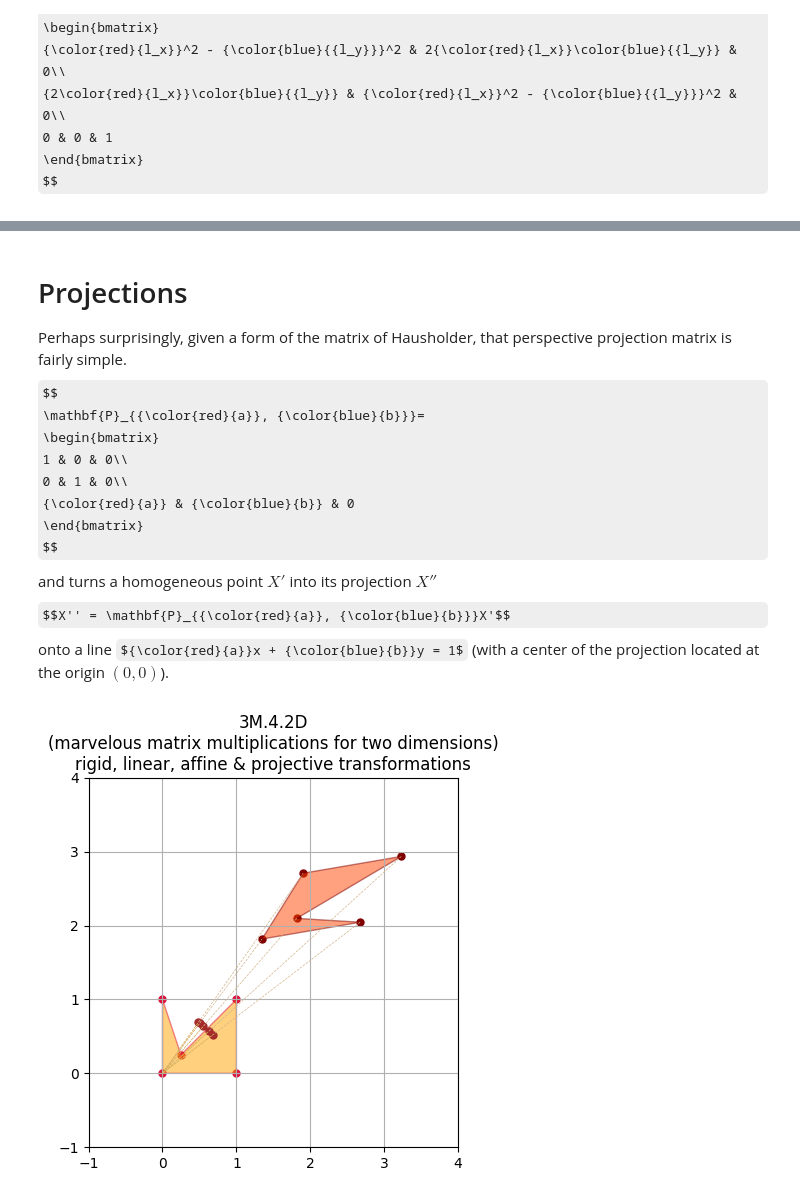
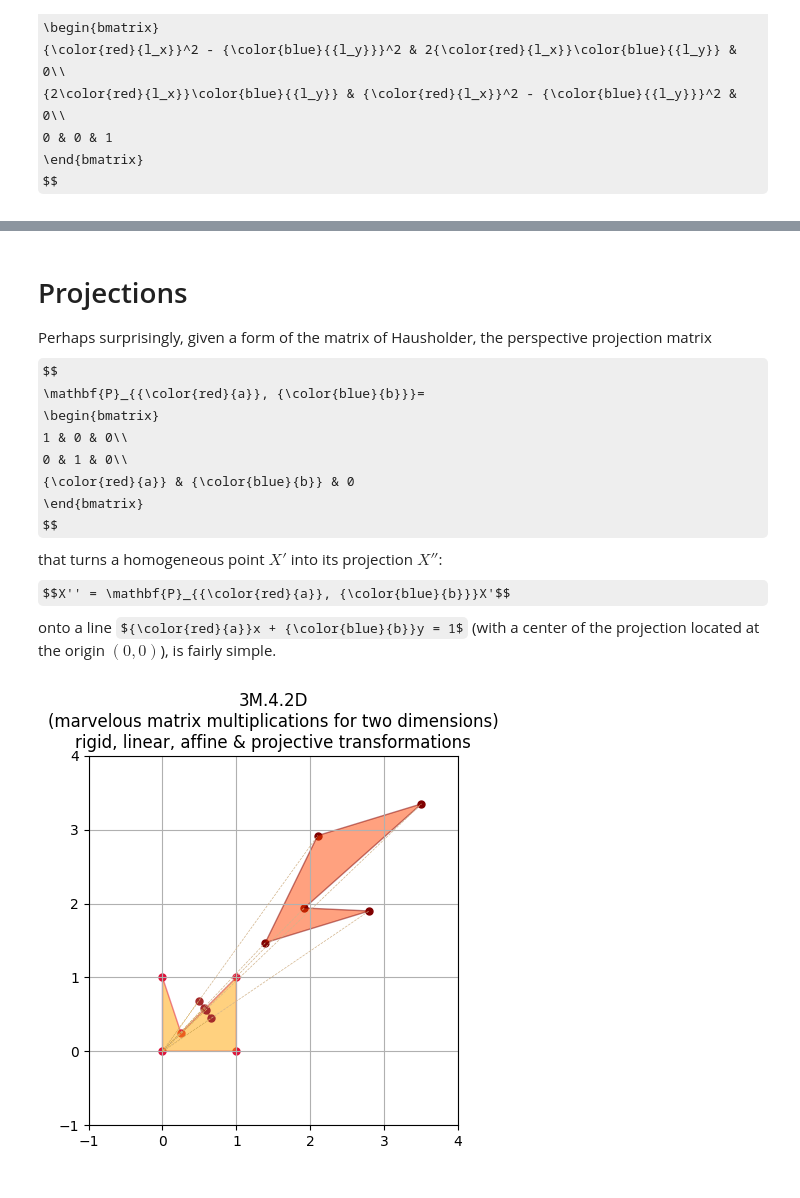
Before and after one commit to Bahrd/AppliedPythonology, a Jupyter notebook: MatrixTransforms2D.ipynb, the cells around one changed output, grey strips where cells are left out. Saved outputs shown, nothing was run; the diff lists cells and outputs as text; code cells hidden in the pictures; some formulas as TeX source.

Commit message:
Vercingetorix!

```diff
--- a/MatrixTransforms2D.ipynb
+++ b/MatrixTransforms2D.ipynb
@@ -33,10 +33,7 @@ serves as a placeholder.
 # %%
-# The original shape at the origin
-sqwk = array([[0, 0, 1], [1, 0, 1], [1, 1, 1], [.25, .25, 1], [0, 1, 1]])
-
 # Identity transformation (a.k.a. "do nothing but with great style!")
 sqwk = transform(I(3), sqwk)
-vertxI = h2e(sqwk)
+VercingetorixI = h2e(sqwk) # A homage to the brave Gaul! https://1drv.ms/i/s!ArXn9WU5UgjzmYdtYHyukpDGvxSkBg?e=X5pBuv
 # %% [markdown]
 ## Translation/shift
 
@@ -107,8 +104,8 @@ $$
 #  See https://en.wikipedia.org/wiki/Transformation_matrix#/media/File:2D_affine_transformation_matrix.svg
 #  and https://en.wikipedia.org/wiki/Transformation_matrix#/media/File:Perspective_transformation_matrix_2D.svg
 
-# stretching "Quidquid Latine dictum sit altum videtur!" (https://en.wikipedia.org/wiki/Latin_numerals)
-k, κ = 1 + σ(), 1 + σ()
+# stretching "Quidquid latine dictum sit altum videtur!" (https://en.wikipedia.org/wiki/Latin_numerals)
+k, κ = .5 + σ(.5), .5+ σ(.5)
 S_prim = array([[k, 0, 0],
                 [0, κ, 0],
                 [0, 0, 1]])
@@ -121,7 +118,7 @@ S_ter = array([[1, k, 0],
                [κ, 1, 0],
                [0, 0, 1]])
 # ... and just scaling, too
-s = 1 + σ(1)
+s = 1 + σ(.5)
 S = I(3); _S = array([[s, 0],
                       [0, s]])
 S[:2, :2] = _S
@@ -141,7 +138,7 @@ $$
 # %%
 
 # Reflection:
-lx, ly = 1 + σ(.5), 1 + σ(.5)
+lx, ly = 1 + σ(.25), 1 + σ(.25)
 M = I(3)
 _M = array([[lx**2 - ly**2,     2*lx*ly  ],
             [    2*lx*ly  , ly**2 - lx**2]])
@@ -159,10 +156,10 @@ Remember, however, about the order: matrix multiplication is not commutative (in
 # Feel free to further squeeze, stretch, shear the shape (and mix the order too)...
 Θ = M@T@S@R@S_ter  # M@T@S@R@S_ter != S_ter@R@S@T@M, for instance!
 sqwk = transform(Θ, sqwk)
-vertxII = h2e(sqwk)
+VercingetorixII = h2e(sqwk)
 # %% [markdown]
 # Projections
-Perhaps surprisingly, given a form of the matrix of Hausholder, that perspective projection matrix is fairly simple.
+Perhaps surprisingly, given a form of the matrix of Hausholder, the perspective projection matrix
 $$
 \mathbf{P}_{{\color{red}{a}}, {\color{blue}{b}}}=
 \begin{bmatrix}
@@ -171,45 +168,45 @@ $$
 {\color{red}{a}} & {\color{blue}{b}} & 0
 \end{bmatrix}
 $$
-and turns a homogeneous point $X'$ into its projection $X''$
+that turns a homogeneous point $X'$ into its projection $X''$:
 $$X'' = \mathbf{P}_{{\color{red}{a}}, {\color{blue}{b}}}X'$$
-onto a line ${\color{red}{a}}x + {\color{blue}{b}}y = 1$ (with a center of the projection located at the origin $(0, 0)$).
+onto a line ${\color{red}{a}}x + {\color{blue}{b}}y = 1$ (with a center of the projection located at the origin $(0, 0)$),  is fairly simple.
 # %%
 # Set the stage!
 # https://www.geeksforgeeks.org/how-to-draw-shapes-in-matplotlib-with-python/
 fig, ax = plt.subplots()
 ax.set_xlim(-1, 4); ax.set_ylim(-1, 4); ax.set_aspect('equal'); plt.grid(True)
 
 # Eventually, the final projection (a.k.a. casting a shadow)...
 # https://youtu.be/27vT-NWuw0M, https://youtu.be/JK-8XNIoAkI and https://youtu.be/cTyNpXB92bQ
 # which is a linear operation too and can be represented by a matrix as well:
 # https://wrfranklin.org/pmwiki/Main/HomogeneousCoords
 # The shadow of the final shape on the line Ax + By = 1
 a, b = 1 + σ(.5), 1 + σ(.5)
 P = array([[1, 0, 0],
            [0, 1, 0],
            [a, b, 0]])
-shdw = transform(P, sqwk); vertxIII = h2e(shdw)
+shdw = transform(P, sqwk); VercingetorixIII = h2e(shdw)
 
 # https://stackoverflow.com/questions/44526364/fill-matplotlib-polygon-with-a-gradient-between-vertices
-for (vertices, edges, fills) in [(vertxI, 'crimson', 'orange'),
-                                 (vertxII, 'maroon', 'orangered'),
-                                 (vertxIII, 'brown', 'red')]:
-    polygon = Polygon(vertices, ec = edges, fc = fills, alpha = 0.5)
-    ax.scatter(vertices[:, 0], vertices[:, 1], color = edges, s = 25)
+for (Vercingetorices, edges, fills) in [(VercingetorixI, 'crimson', 'orange'),
+                                 (VercingetorixII, 'maroon', 'orangered'),
+                                 (VercingetorixIII, 'brown', 'red')]:
+    polygon = Polygon(Vercingetorices, ec = edges, fc = fills, alpha = 0.5)
+    ax.scatter(Vercingetorices[:, 0], Vercingetorices[:, 1], color = edges, s = 25)
     ax.add_patch(polygon)
 
 
 # And the ♪♫Moonlight shadows♫♪... https://youtu.be/ixExC-Zgyzc and https://youtu.be/e80qhyovOnA of the vertices.
 # Is that song about Évariste Galois https://en.wikipedia.org/wiki/%C3%89variste_Galois#Final_days?
 for v, w in zip(sqwk, shdw):
     # Homogeneous to Euclidean coordinates
     (x, y), (u, r) = v[:-1]/v[-1], w[:-1]/w[-1]
     ax.plot((0, x), (0, y), c = 'tan', lw = .5, ls = 'dashed')
     ax.plot((0, u), (0, r), c = 'goldenrod', lw = .5, ls = 'dotted')
 
 plt.title('3M.4.2D\n(marvelous matrix multiplications for two dimensions)\nrigid, linear, affine & projective transformations'); plt.show()
 # %% [output]
-[figure, old version]
+[figure, new version]
 # %% [markdown]
 ——————————————————————————————————————
```
Also changed, not shown: parts of 7 cells of this notebook.
